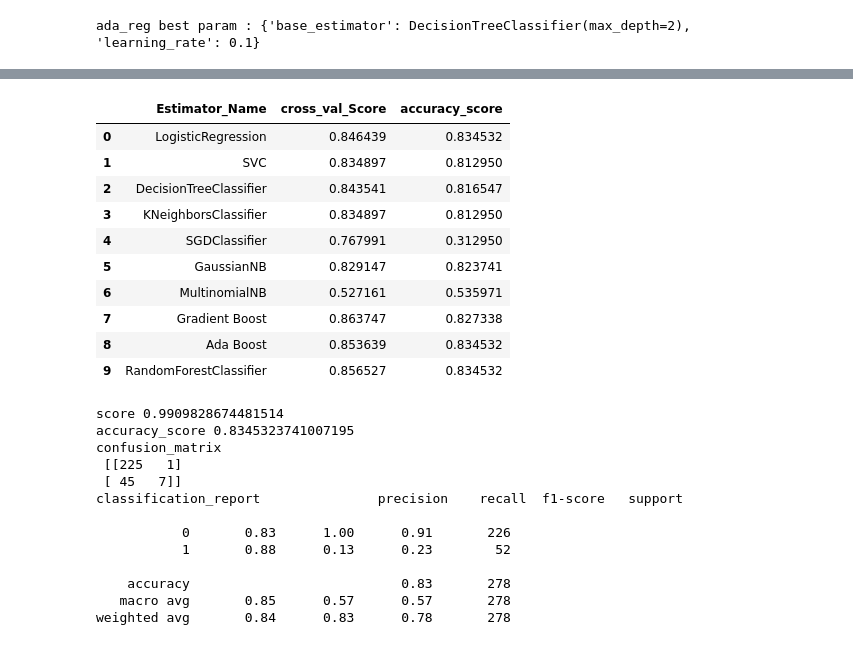
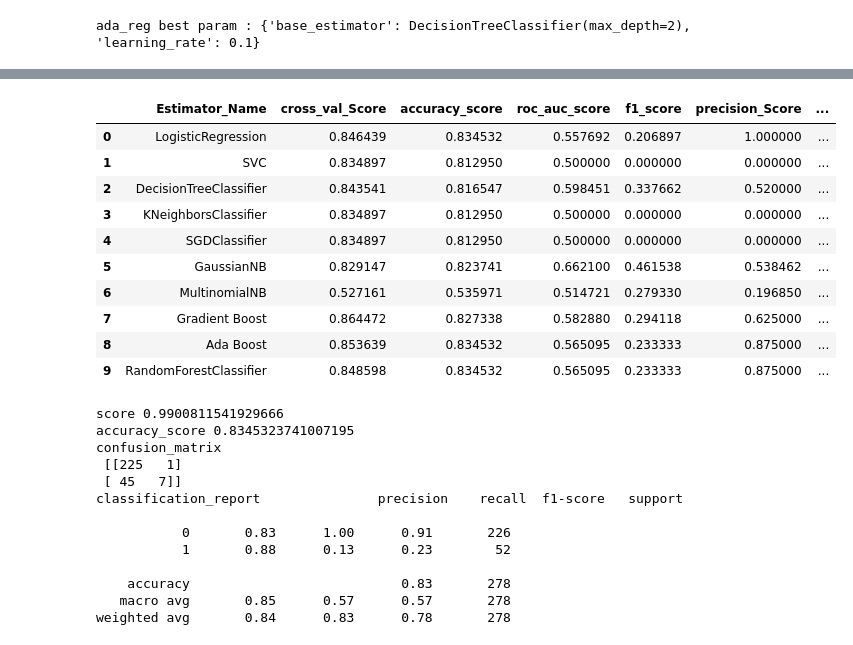
Before and after one commit to kamalghitm/Evaluation_Project, a Jupyter notebook: 23102020/HR_Analytics.ipynb, the cells around one changed output, grey strips where cells are left out. Cells and saved outputs as stored; diff of their text form; code cells hidden in the pictures.

```diff
--- a/23102020/HR_Analytics.ipynb
+++ b/23102020/HR_Analytics.ipynb
@@ -362,5 +362,5 @@ rand_reg best param : {'criterion': 'gini', 'max_depth': 10, 'n_estimators': 200
 # %%
-rand_reg=RandomForestClassifier(criterion='gini',max_depth=10,n_estimators=200)
+rand_reg=RandomForestClassifier(criterion='gini',max_depth=15,n_estimators=50)
 # %%
 models=[]
 models.append(('LogisticRegression',lr))
@@ -379,32 +379,40 @@ x_train,x_test,y_train,y_test=train_test_split(x,y,test_size=0.20,random_state=4
 cross_val_list=[]
 accuracy_list=[]
 model_name_list=[]
+roc_auc_score_list=[]
+f1_score_list=[]
+precission_score_list=[]
+recall_score_list=[]
 
 for reg_name,reg_obj in models:
     reg_obj.fit(x_train,y_train)
     y_pred=reg_obj.predict(x_test)
     cross_val_list.append(cross_val_score(reg_obj,x,y,cv=10,scoring='accuracy').mean())
     accuracy_list.append(accuracy_score(y_test,y_pred))
+    roc_auc_score_list.append(roc_auc_score(y_test,y_pred))
+    f1_score_list.append(f1_score(y_test,y_pred))
+    precission_score_list.append(precision_score(y_test,y_pred))
+    recall_score_list.append(recall_score(y_test,y_pred))
     model_name_list.append(reg_name)
 # %%
-df_matrix=pd.DataFrame({'Estimator_Name':model_name_list,'cross_val_Score':cross_val_list,'accuracy_score':accuracy_list})
+df_matrix=pd.DataFrame({'Estimator_Name':model_name_list,'cross_val_Score':cross_val_list,'accuracy_score':accuracy_list,'roc_auc_score':roc_auc_score_list,'f1_score':f1_score_list,'precision_Score':precission_score_list,'recall_score':recall_score_list})
 df_matrix
 # %% [output]
-|  | Estimator_Name | cross_val_Score | accuracy_score |
-| 0 | LogisticRegression | 0.846439 | 0.834532 |
-| 1 | SVC | 0.834897 | 0.812950 |
-| 2 | DecisionTreeClassifier | 0.843541 | 0.816547 |
-| 3 | KNeighborsClassifier | 0.834897 | 0.812950 |
-| 4 | SGDClassifier | 0.767991 | 0.312950 |
-| 5 | GaussianNB | 0.829147 | 0.823741 |
-| 6 | MultinomialNB | 0.527161 | 0.535971 |
-| 7 | Gradient Boost | 0.863747 | 0.827338 |
-| 8 | Ada Boost | 0.853639 | 0.834532 |
-| 9 | RandomForestClassifier | 0.856527 | 0.834532 |
+|  | Estimator_Name | cross_val_Score | accuracy_score | roc_auc_score | f1_score | precision_Score | ... |
+| 0 | LogisticRegression | 0.846439 | 0.834532 | 0.557692 | 0.206897 | 1.000000 | ... |
+| 1 | SVC | 0.834897 | 0.812950 | 0.500000 | 0.000000 | 0.000000 | ... |
+| 2 | DecisionTreeClassifier | 0.843541 | 0.816547 | 0.598451 | 0.337662 | 0.520000 | ... |
+| 3 | KNeighborsClassifier | 0.834897 | 0.812950 | 0.500000 | 0.000000 | 0.000000 | ... |
+| 4 | SGDClassifier | 0.834897 | 0.812950 | 0.500000 | 0.000000 | 0.000000 | ... |
+| 5 | GaussianNB | 0.829147 | 0.823741 | 0.662100 | 0.461538 | 0.538462 | ... |
+| 6 | MultinomialNB | 0.527161 | 0.535971 | 0.514721 | 0.279330 | 0.196850 | ... |
+| 7 | Gradient Boost | 0.864472 | 0.827338 | 0.582880 | 0.294118 | 0.625000 | ... |
+| 8 | Ada Boost | 0.853639 | 0.834532 | 0.565095 | 0.233333 | 0.875000 | ... |
+| 9 | RandomForestClassifier | 0.848598 | 0.834532 | 0.565095 | 0.233333 | 0.875000 | ... |
 # %%
 #from above matrix RandomForestClassifier working better compare to other estimator .
-x_train,x_test,y_train,y_test=train_test_split(x,y,test_size=0.20,random_state=42)
-rand_reg=RandomForestClassifier(criterion='gini',max_depth=10,n_estimators=200)
+
+
 rand_reg.fit(x_train,y_train)
 y_pred=rand_reg.predict(x_test)
 print('score',rand_reg.score(x_train,y_train))
@@ -412,7 +420,7 @@ print('accuracy_score',accuracy_score(y_test,y_pred))
 print('confusion_matrix \n',confusion_matrix(y_test,y_pred))
 print('classification_report',classification_report(y_test,y_pred))
 # %% [output]
-score 0.9909828674481514
+score 0.9900811541929666
 accuracy_score 0.8345323741007195
 confusion_matrix
  [[225   1]
```
Also changed, not shown: parts of 4 cells of this notebook.
